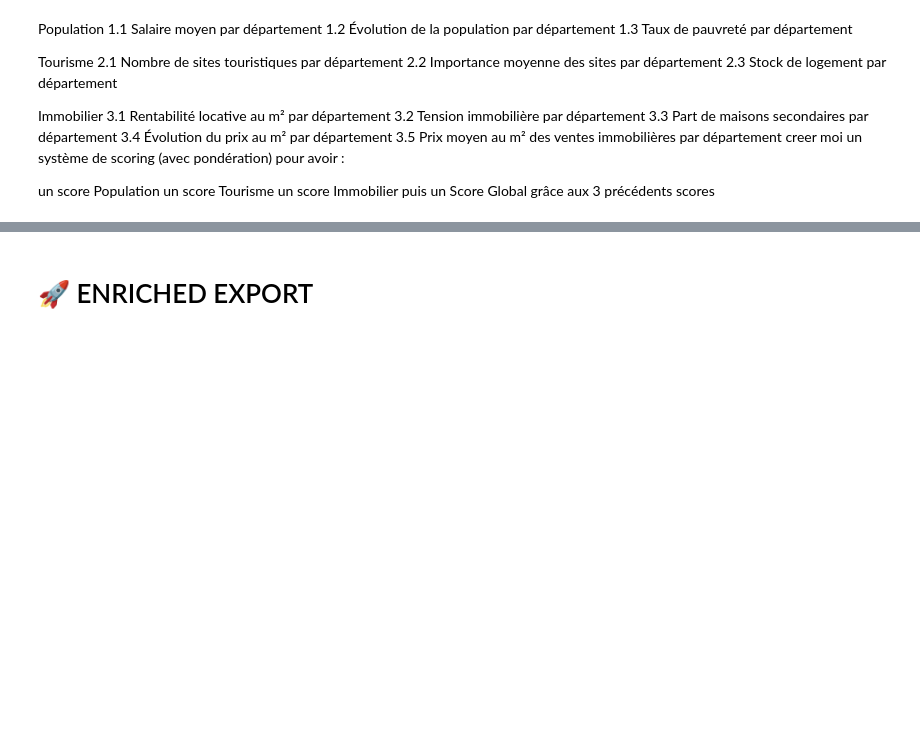
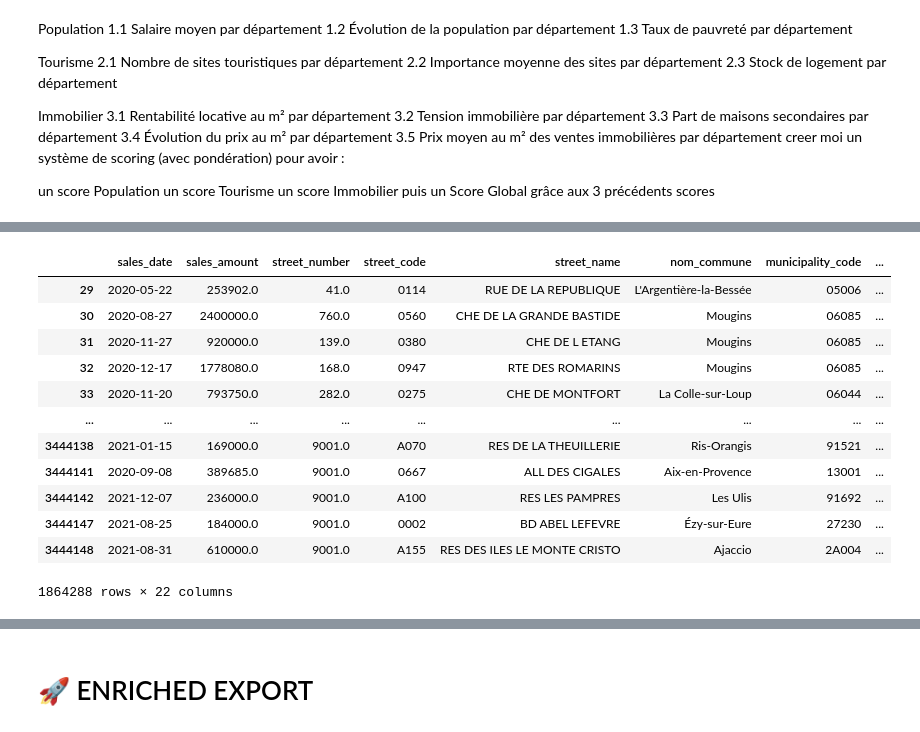
Before and after one commit to MChvtta/prello_scoring_system, a Jupyter notebook: notebooks/ES_Transformation.ipynb, the cells around one changed output, grey strips where cells are left out. Drawn from its saved outputs; the diff is of its cells as text; code cells hidden in the pictures; blank space fills up the shorter version.

```diff
--- a/notebooks/ES_Transformation.ipynb
+++ b/notebooks/ES_Transformation.ipynb
@@ -740,0 +624,18 @@ print("Score Global :\n", global_score.head())
+# %%
+#filtre uniquement sur les années 2020 et 2021 (car ce sont les seules années où nous avons toutes les informations)
+sales_info_per_department = sales_info_per_department[sales_info_per_department['year'].isin([2020, 2021])]
+sales_info_per_department
+# %% [output]
+|  | sales_date | sales_amount | street_number | street_code | street_name | nom_commune | municipality_code | ... |
+| 29 | 2020-05-22 | 253902.0 | 41.0 | 0114 | RUE DE LA REPUBLIQUE | L'Argentière-la-Bessée | 05006 | ... |
+| 30 | 2020-08-27 | 2400000.0 | 760.0 | 0560 | CHE DE LA GRANDE BASTIDE | Mougins | 06085 | ... |
+| 31 | 2020-11-27 | 920000.0 | 139.0 | 0380 | CHE DE L ETANG | Mougins | 06085 | ... |
+| 32 | 2020-12-17 | 1778080.0 | 168.0 | 0947 | RTE DES ROMARINS | Mougins | 06085 | ... |
+| 33 | 2020-11-20 | 793750.0 | 282.0 | 0275 | CHE DE MONTFORT | La Colle-sur-Loup | 06044 | ... |
+| ... | ... | ... | ... | ... | ... | ... | ... | ... |
+| 3444138 | 2021-01-15 | 169000.0 | 9001.0 | A070 | RES DE LA THEUILLERIE | Ris-Orangis | 91521 | ... |
+| 3444141 | 2020-09-08 | 389685.0 | 9001.0 | 0667 | ALL DES CIGALES | Aix-en-Provence | 13001 | ... |
+| 3444142 | 2021-12-07 | 236000.0 | 9001.0 | A100 | RES LES PAMPRES | Les Ulis | 91692 | ... |
+| 3444147 | 2021-08-25 | 184000.0 | 9001.0 | 0002 | BD ABEL LEFEVRE | Ézy-sur-Eure | 27230 | ... |
+| 3444148 | 2021-08-31 | 610000.0 | 9001.0 | A155 | RES DES ILES LE MONTE CRISTO | Ajaccio | 2A004 | ... |
+1864288 rows × 22 columns
```
Also changed, not shown: parts of 32 cells of this notebook.
